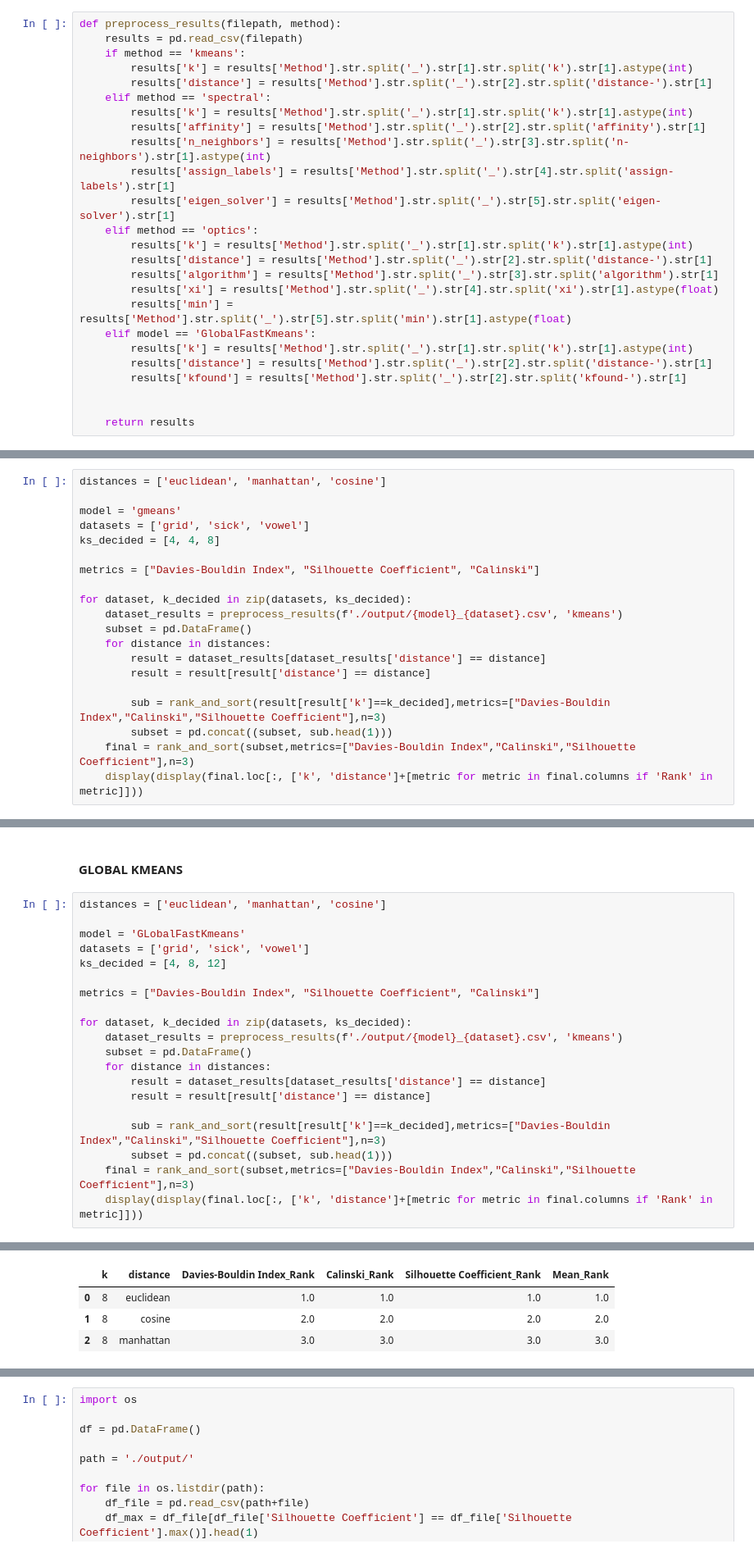
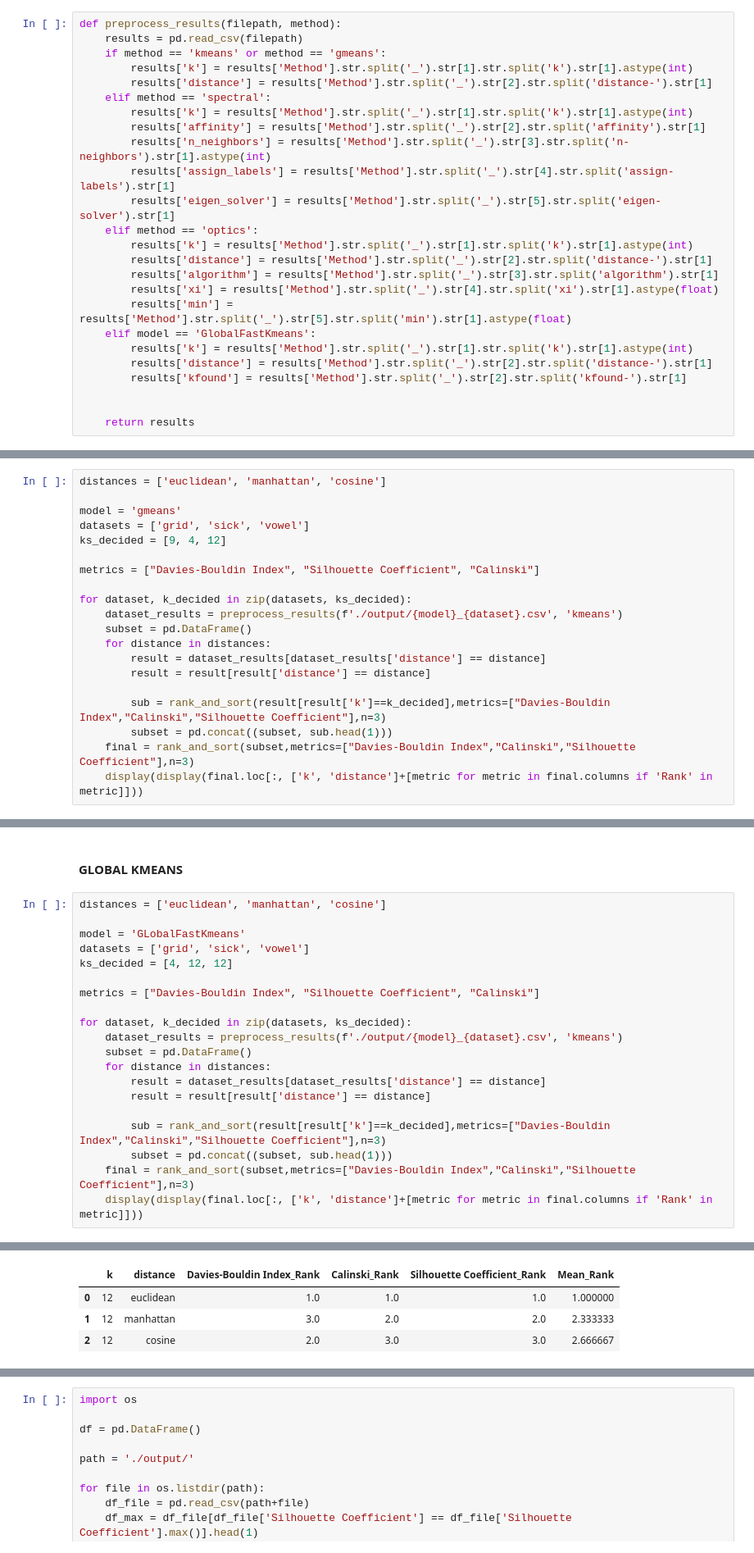
Before and after one commit to Bernat-C/Clustering-Analysis, a Jupyter notebook: evaluation.ipynb, the cells around one changed output, grey strips where cells are left out. Shown at 82% size. Saved outputs shown, nothing was run; the diff lists cells and outputs as text.

```diff
--- a/evaluation.ipynb
+++ b/evaluation.ipynb
@@ -39,7 +39,7 @@ KeyboardInterrupt:
 # %%
 def preprocess_results(filepath, method):
     results = pd.read_csv(filepath)
-    if method == 'kmeans':
+    if method == 'kmeans' or method == 'gmeans':
         results['k'] = results['Method'].str.split('_').str[1].str.split('k').str[1].astype(int)
         results['distance'] = results['Method'].str.split('_').str[2].str.split('distance-').str[1]
     elif method == 'spectral':
@@ -236,7 +236,7 @@ distances = ['euclidean', 'manhattan', 'cosine']
 
 model = 'gmeans'
 datasets = ['grid', 'sick', 'vowel']
-ks_decided = [4, 4, 8]
+ks_decided = [9, 4, 12]
 
 metrics = ["Davies-Bouldin Index", "Silhouette Coefficient", "Calinski"]
 
@@ -272,33 +272,33 @@ None
 # %%
 distances = ['euclidean', 'manhattan', 'cosine']
 
 model = 'GLobalFastKmeans'
 datasets = ['grid', 'sick', 'vowel']
-ks_decided = [4, 8, 12]
+ks_decided = [4, 12, 12]
 
 metrics = ["Davies-Bouldin Index", "Silhouette Coefficient", "Calinski"]
 
 for dataset, k_decided in zip(datasets, ks_decided):
     dataset_results = preprocess_results(f'./output/{model}_{dataset}.csv', 'kmeans')
     subset = pd.DataFrame()
     for distance in distances:
         result = dataset_results[dataset_results['distance'] == distance]
         result = result[result['distance'] == distance]
 
         sub = rank_and_sort(result[result['k']==k_decided],metrics=["Davies-Bouldin Index","Calinski","Silhouette Coefficient"],n=3)
         subset = pd.concat((subset, sub.head(1)))
     final = rank_and_sort(subset,metrics=["Davies-Bouldin Index","Calinski","Silhouette Coefficient"],n=3)
     display(display(final.loc[:, ['k', 'distance']+[metric for metric in final.columns if 'Rank' in metric]]))
 # %% [output]
 |  | k | distance | Davies-Bouldin Index_Rank | Calinski_Rank | Silhouette Coefficient_Rank | Mean_Rank |
 | 0 | 4 | euclidean | 1.0 | 1.0 | 1.0 | 1.0 |
 | 1 | 4 | manhattan | 2.0 | 2.0 | 2.0 | 2.0 |
 | 2 | 4 | cosine | 3.0 | 3.0 | 3.0 | 3.0 |
 None
 |  | k | distance | Davies-Bouldin Index_Rank | Calinski_Rank | Silhouette Coefficient_Rank | Mean_Rank |
-| 0 | 8 | euclidean | 1.0 | 1.0 | 1.0 | 1.0 |
-| 1 | 8 | cosine | 2.0 | 2.0 | 2.0 | 2.0 |
-| 2 | 8 | manhattan | 3.0 | 3.0 | 3.0 | 3.0 |
+| 0 | 12 | euclidean | 1.0 | 1.0 | 1.0 | 1.000000 |
+| 1 | 12 | manhattan | 3.0 | 2.0 | 2.0 | 2.333333 |
+| 2 | 12 | cosine | 2.0 | 3.0 | 3.0 | 2.666667 |
 None
 |  | k | distance | Davies-Bouldin Index_Rank | Calinski_Rank | Silhouette Coefficient_Rank | Mean_Rank |
 | 0 | 12 | euclidean | 1.0 | 1.0 | 2.0 | 1.333333 |
```
Also changed, not shown: parts of 5 cells of this notebook, 5 other files.
